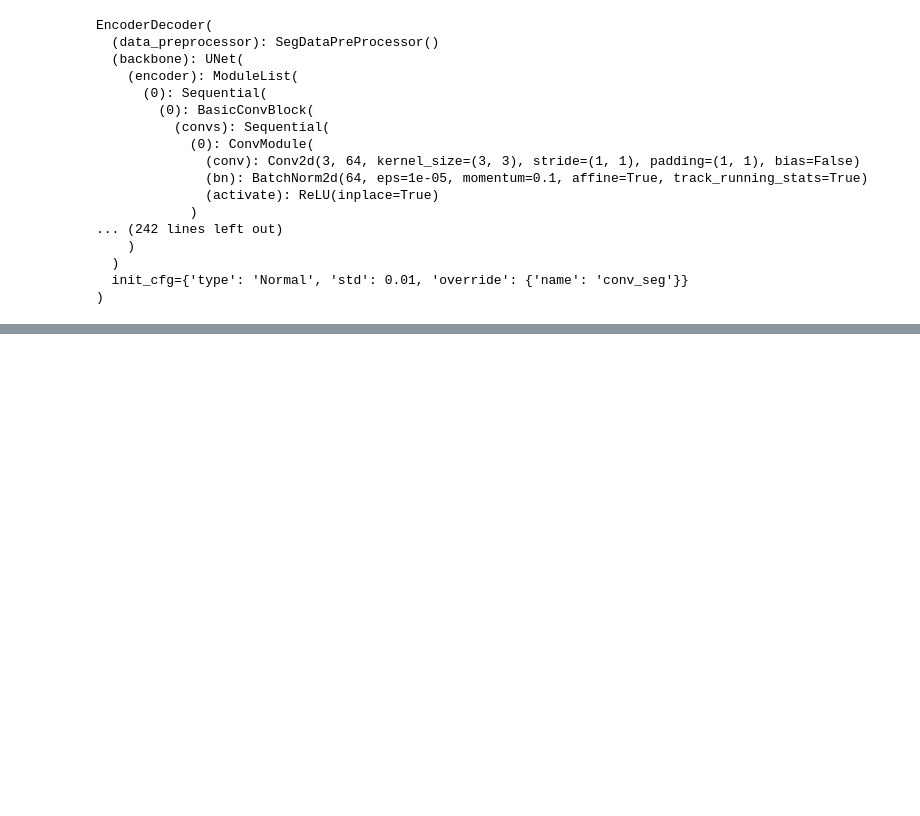
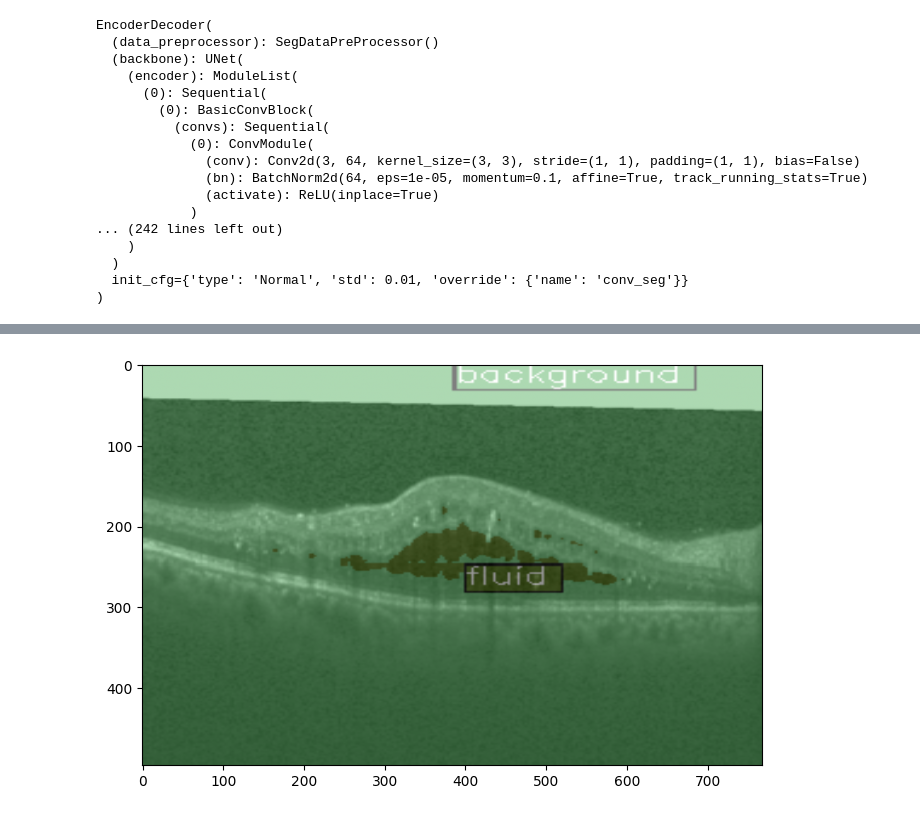
Before and after one commit to YZhu0225/Semantic-Segmentation-for-Retinal-Layer-in-Diabetic-Macular-Edema-using-Transfer-Learning, a Jupyter notebook: src/fine_tune_unet_sgd_l2small.ipynb, the cells around one changed output, grey strips where cells are left out. Cells and saved outputs as stored; diff of their text form; code cells hidden in the pictures; blank space fills up the shorter version.

```diff
--- a/src/fine_tune_unet_sgd_l2small.ipynb
+++ b/src/fine_tune_unet_sgd_l2small.ipynb
@@ -252,0 +264,11 @@ EncoderDecoder(
+# %%
+img = mmcv.imread(f'/workspaces/yj_xq_661_final_project/data/img_for_inference_2d_256*256/img_3.png')
+result = inference_model(model, img)
+plt.figure(figsize=(8, 6))
+vis_result = show_result_pyplot(model, img, result)
+ig = mmcv.bgr2rgb(vis_result)
+ig = resize(ig, (496, 768))
+plt.imshow(ig)
+plt.show()
+# %% [output]
+[figure, added]
```
Also changed, not shown: parts of 5 cells of this notebook, 2 other files.
